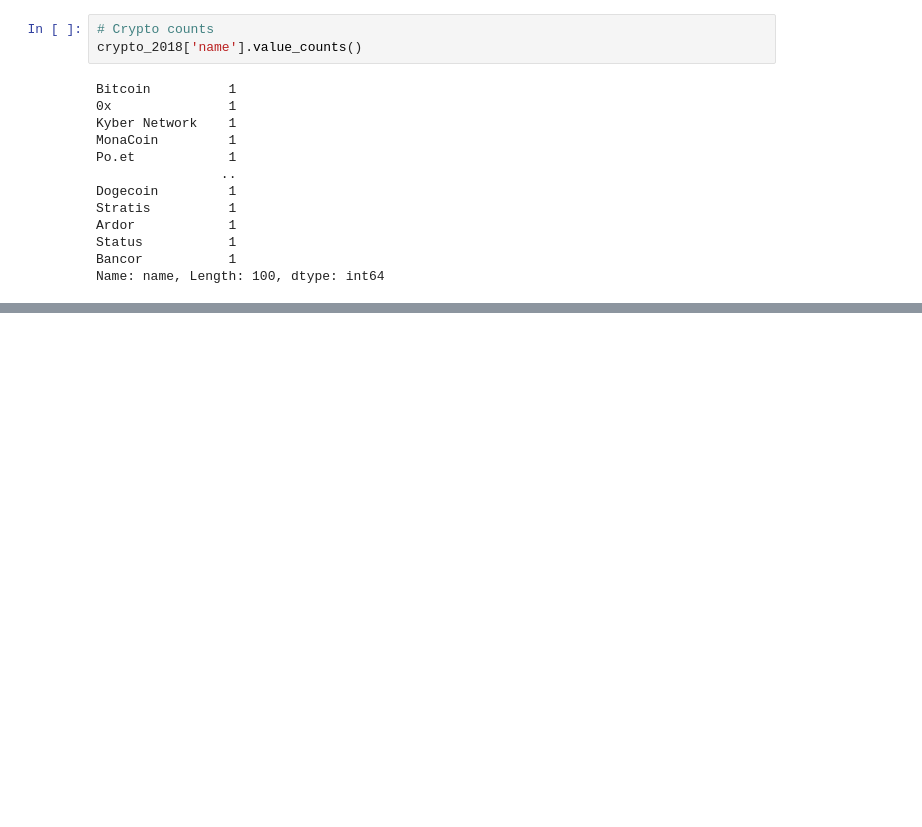
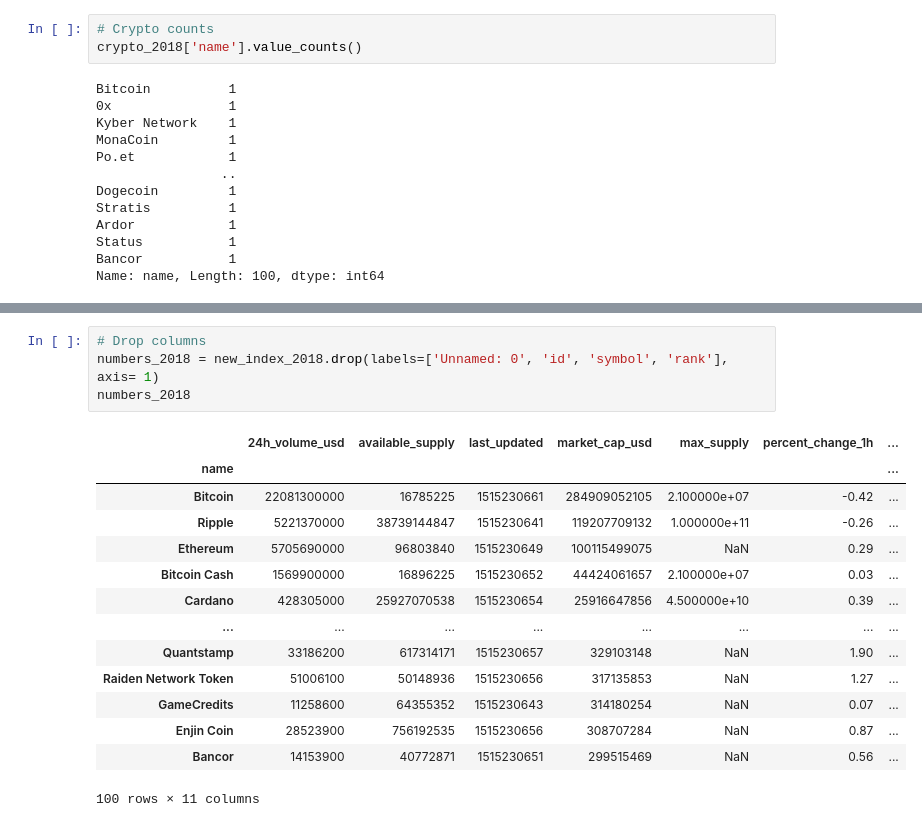
Before and after one commit to Random-Wanderer/Data_analysis_projects, a Jupyter notebook: Exploring_Cryptocurrency/Exploring_Cryptocurrency/Crypto_analysis.ipynb, the cells around one changed output, grey strips where cells are left out. Drawn from its saved outputs; the diff is of its cells as text; blank space fills up the shorter version.

```diff
--- a/Exploring_Cryptocurrency/Exploring_Cryptocurrency/Crypto_analysis.ipynb
+++ b/Exploring_Cryptocurrency/Exploring_Cryptocurrency/Crypto_analysis.ipynb
@@ -222,0 +242,19 @@ Name: name, Length: 100, dtype: int64
+# %%
+# Drop columns
+numbers_2018 = new_index_2018.drop(labels=['Unnamed: 0', 'id', 'symbol', 'rank'], axis= 1)
+numbers_2018
+# %% [output]
+|  | 24h_volume_usd | available_supply | last_updated | market_cap_usd | max_supply | percent_change_1h | ... |
+| name |  |  |  |  |  |  | ... |
+| Bitcoin | 22081300000 | 16785225 | 1515230661 | 284909052105 | 2.100000e+07 | -0.42 | ... |
+| Ripple | 5221370000 | 38739144847 | 1515230641 | 119207709132 | 1.000000e+11 | -0.26 | ... |
+| Ethereum | 5705690000 | 96803840 | 1515230649 | 100115499075 | NaN | 0.29 | ... |
+| Bitcoin Cash | 1569900000 | 16896225 | 1515230652 | 44424061657 | 2.100000e+07 | 0.03 | ... |
+| Cardano | 428305000 | 25927070538 | 1515230654 | 25916647856 | 4.500000e+10 | 0.39 | ... |
+| ... | ... | ... | ... | ... | ... | ... | ... |
+| Quantstamp | 33186200 | 617314171 | 1515230657 | 329103148 | NaN | 1.90 | ... |
+| Raiden Network Token | 51006100 | 50148936 | 1515230656 | 317135853 | NaN | 1.27 | ... |
+| GameCredits | 11258600 | 64355352 | 1515230643 | 314180254 | NaN | 0.07 | ... |
+| Enjin Coin | 28523900 | 756192535 | 1515230656 | 308707284 | NaN | 0.87 | ... |
+| Bancor | 14153900 | 40772871 | 1515230651 | 299515469 | NaN | 0.56 | ... |
+100 rows × 11 columns
```
Also changed, not shown: parts of 8 cells of this notebook.
